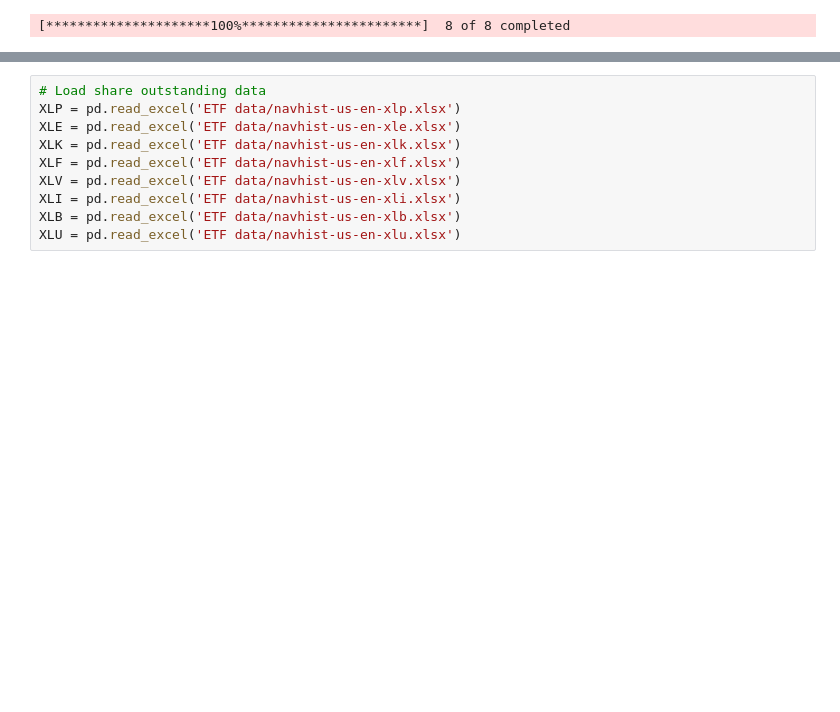
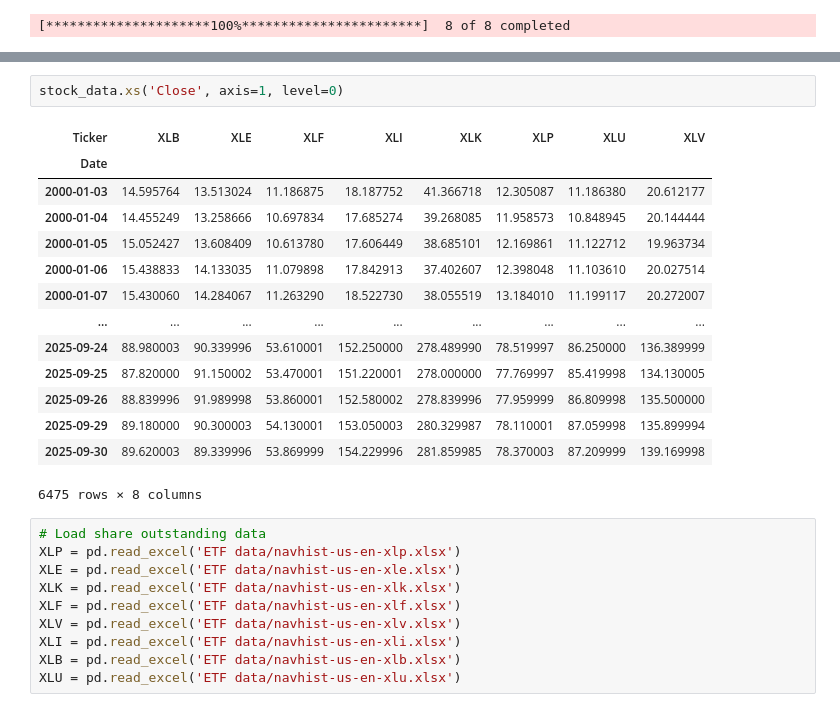
Before and after one commit to changjulian17/mqf_practice, a Jupyter notebook: QF603_Quant_Analysis_Fin_Markets/Raymon_code/Du pipeline_v2.ipynb, the cells around one changed output, grey strips where cells are left out. Saved outputs shown, nothing was run; the diff lists cells and outputs as text; blank space fills up the shorter version.

```diff
--- a/QF603_Quant_Analysis_Fin_Markets/Raymon_code/Du pipeline_v2.ipynb
+++ b/QF603_Quant_Analysis_Fin_Markets/Raymon_code/Du pipeline_v2.ipynb
@@ -66,3 +282,20 @@ returns_df.dropna(inplace = True)
+# %%
+stock_data.xs('Close', axis=1, level=0)
+# %% [output]
+| Ticker | XLB | XLE | XLF | XLI | XLK | XLP | XLU | XLV |
+| Date |  |  |  |  |  |  |  |  |
+| 2000-01-03 | 14.595764 | 13.513024 | 11.186875 | 18.187752 | 41.366718 | 12.305087 | 11.186380 | 20.612177 |
+| 2000-01-04 | 14.455249 | 13.258666 | 10.697834 | 17.685274 | 39.268085 | 11.958573 | 10.848945 | 20.144444 |
+| 2000-01-05 | 15.052427 | 13.608409 | 10.613780 | 17.606449 | 38.685101 | 12.169861 | 11.122712 | 19.963734 |
+| 2000-01-06 | 15.438833 | 14.133035 | 11.079898 | 17.842913 | 37.402607 | 12.398048 | 11.103610 | 20.027514 |
+| 2000-01-07 | 15.430060 | 14.284067 | 11.263290 | 18.522730 | 38.055519 | 13.184010 | 11.199117 | 20.272007 |
+| ... | ... | ... | ... | ... | ... | ... | ... | ... |
+| 2025-09-24 | 88.980003 | 90.339996 | 53.610001 | 152.250000 | 278.489990 | 78.519997 | 86.250000 | 136.389999 |
+| 2025-09-25 | 87.820000 | 91.150002 | 53.470001 | 151.220001 | 278.000000 | 77.769997 | 85.419998 | 134.130005 |
+| 2025-09-26 | 88.839996 | 91.989998 | 53.860001 | 152.580002 | 278.839996 | 77.959999 | 86.809998 | 135.500000 |
+| 2025-09-29 | 89.180000 | 90.300003 | 54.130001 | 153.050003 | 280.329987 | 78.110001 | 87.059998 | 135.899994 |
+| 2025-09-30 | 89.620003 | 89.339996 | 53.869999 | 154.229996 | 281.859985 | 78.370003 | 87.209999 | 139.169998 |
+6475 rows × 8 columns
 # %%
 # Load share outstanding data
 XLP = pd.read_excel('ETF data/navhist-us-en-xlp.xlsx')
```
Also changed, not shown: parts of 30 cells of this notebook, 3 other files.
